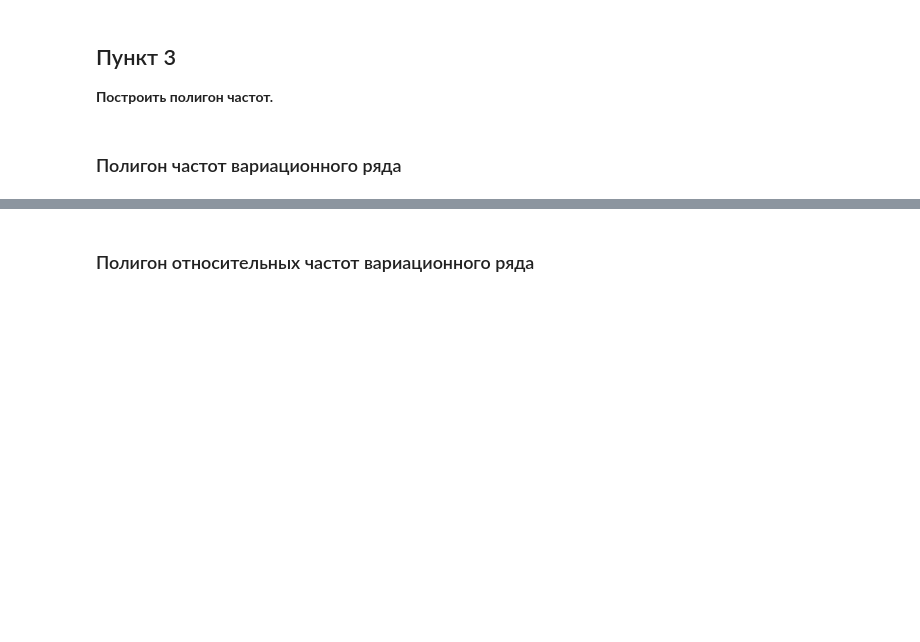
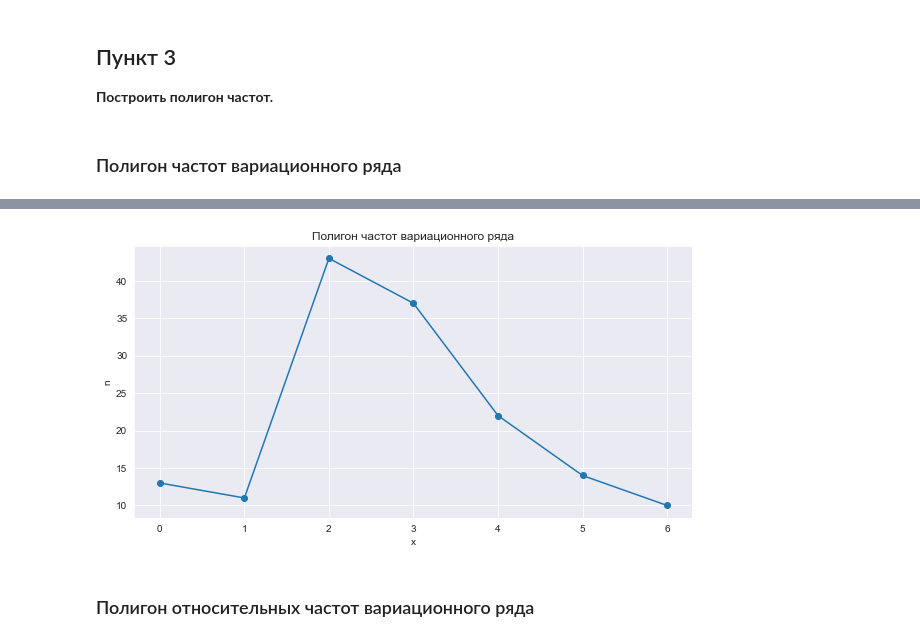
Before and after one commit to CosmDandy/Polytech-4-Sem-Statistics, a Jupyter notebook: Python/LB1/LB1_Test_2.ipynb, the cells around one changed output, grey strips where cells are left out. Cells and saved outputs as stored; diff of their text form; code cells hidden in the pictures; blank space fills up the shorter version.

```diff
--- a/Python/LB1/LB1_Test_2.ipynb
+++ b/Python/LB1/LB1_Test_2.ipynb
@@ -86,17 +95,9 @@ data_sort
 # %% [markdown]
 ### Варианты, $x_i$
 # %%
-unique = data[0].unique().tolist()
-unique.sort()
+unique = sorted(data.unique())
 unique
 # %% [output]
 [0, 1, 2, 3, 4, 5, 6]
 # %% [markdown]
 ### Частота, $n_i$
-# %%
-freq = []
-for x in unique:
-    freq.append(data_sort.count(x))
-freq = pd.DataFrame(freq).T
-freq = freq.rename(columns={0: '0', 1: '1', 2: '2', 3: '3', 4: '4', 5: '5', 6: '6'})
-freq
@@ -105,0 +104,4 @@ freq
+# %%
+freq = pd.Series(data_sort).value_counts().sort_index()
+freq = pd.DataFrame(freq, index=unique, columns=["Частота"]).T
+freq
@@ -106,9 +111,2 @@ freq
 # %% [markdown]
 ### Относительная частота, $w_i$
-# %%
-rel_freq = []
-for x in unique:
-    rel_freq.append(data_sort.count(x) / data_len)
-rel_freq = pd.DataFrame(rel_freq).T
-rel_freq = rel_freq.rename(columns={0: '0', 1: '1', 2: '2', 3: '3', 4: '4', 5: '5', 6: '6'})
-rel_freq
@@ -124,6 +126,19 @@ rel_freq
 px.line(x=unique, y=freq.iloc[0], markers=True, title='£')
 # %% [output]
 [interactive output not drawn]
+# %%
+def plot_freq_polygon(x, y, title):
+    sns.set_style("darkgrid")
+    fig, ax = plt.subplots(figsize=(10, 5))
+    ax.set_title(title)
+    ax.plot(x, y, marker='o')
+    ax.set_xlabel("x")
+    ax.set_ylabel("n")
+    plt.plot()
+
+plot_freq_polygon(x=unique, y=freq.iloc[0], title='Полигон частот вариационного ряда')
+# %% [output]
+[figure, added]
 # %% [markdown]
 ### Полигон относительных частот вариационного ряда
 # %%
```
Also changed, not shown: parts of 15 cells of this notebook, 2 other files.
